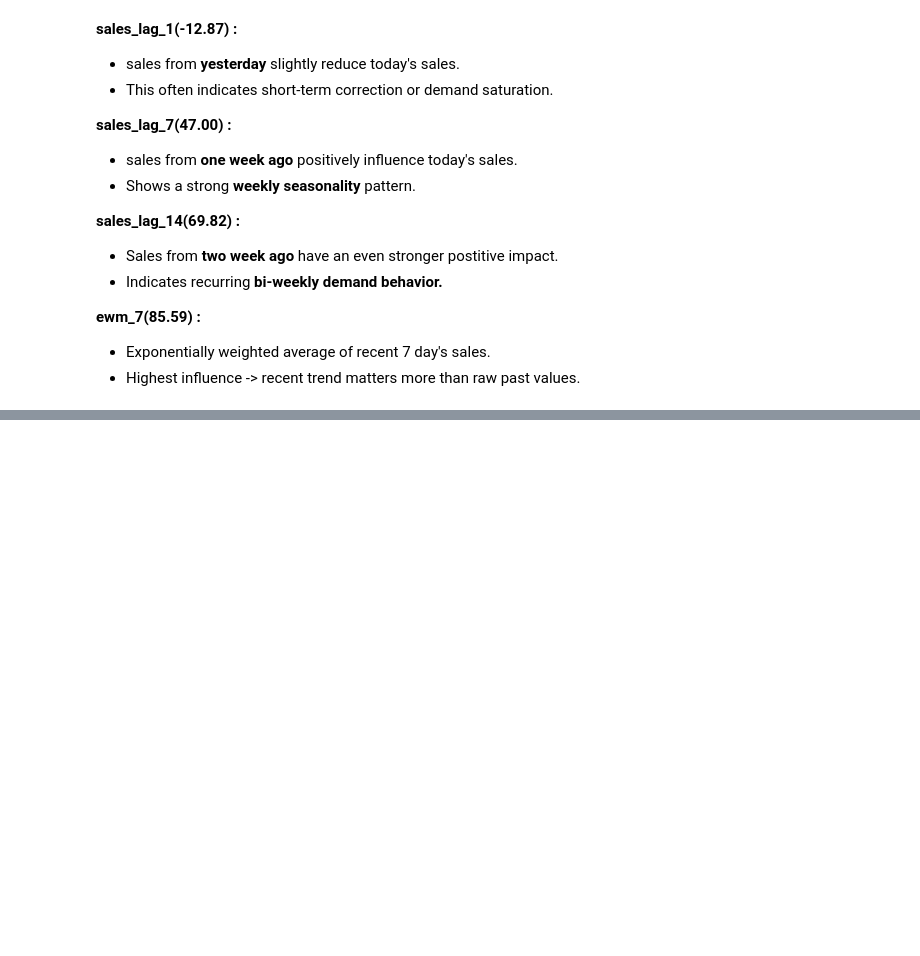
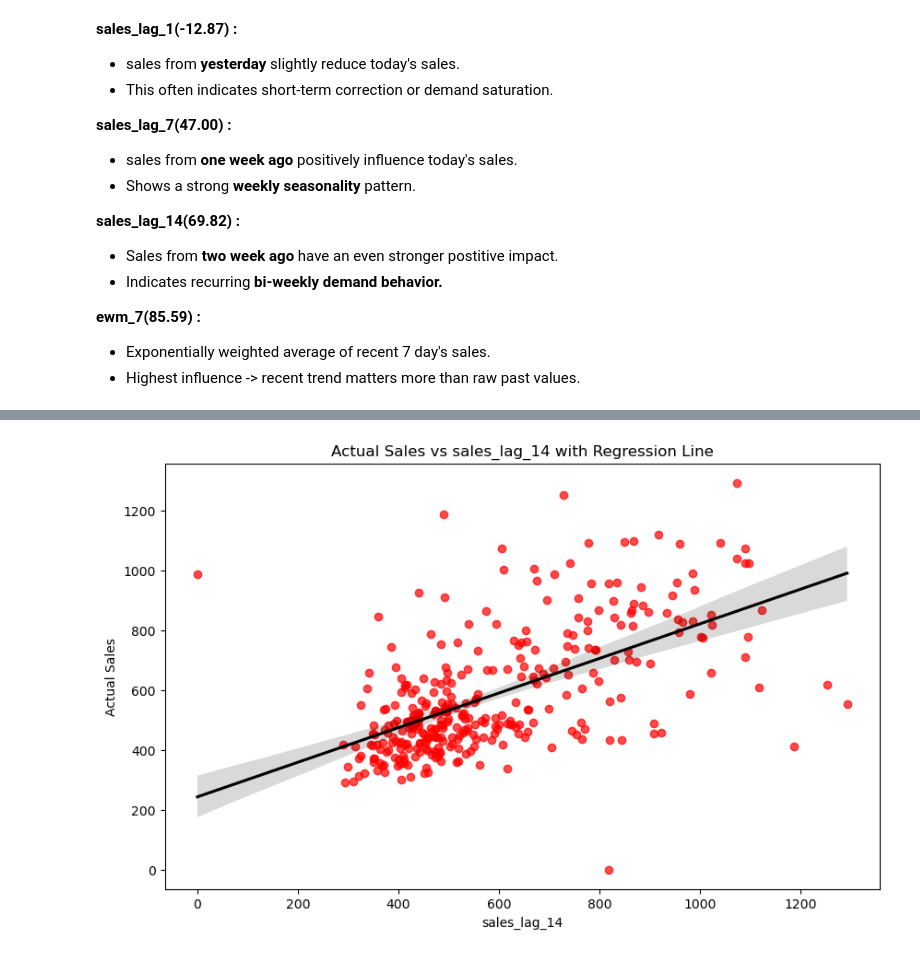
Before and after one commit to Sangam-Basnet/Internboot_projects, a Jupyter notebook: Feature Engineering For Sales Data.ipynb, the cells around one changed output, grey strips where cells are left out. Saved outputs shown, nothing was run; the diff lists cells and outputs as text; code cells hidden in the pictures; blank space fills up the shorter version.

```diff
--- a/Feature Engineering For Sales Data.ipynb
+++ b/Feature Engineering For Sales Data.ipynb
@@ -253,0 +311,19 @@ plt.show()
+# %%
+import seaborn as sns
+import matplotlib.pyplot as plt
+
+plt.figure(figsize=(10,6))
+
+sns.regplot(
+    x=x_test['sales_lag_14'],
+    y=y_test,
+    scatter_kws={'color': 'red', 'alpha': 0.7},
+    line_kws={'color': 'black'}
+)
+
+plt.xlabel('sales_lag_14')
+plt.ylabel('Actual Sales')
+plt.title('Actual Sales vs sales_lag_14 with Regression Line')
+plt.show()
+# %% [output]
+[figure, added]
```
Also changed, not shown: parts of 6 cells of this notebook.
